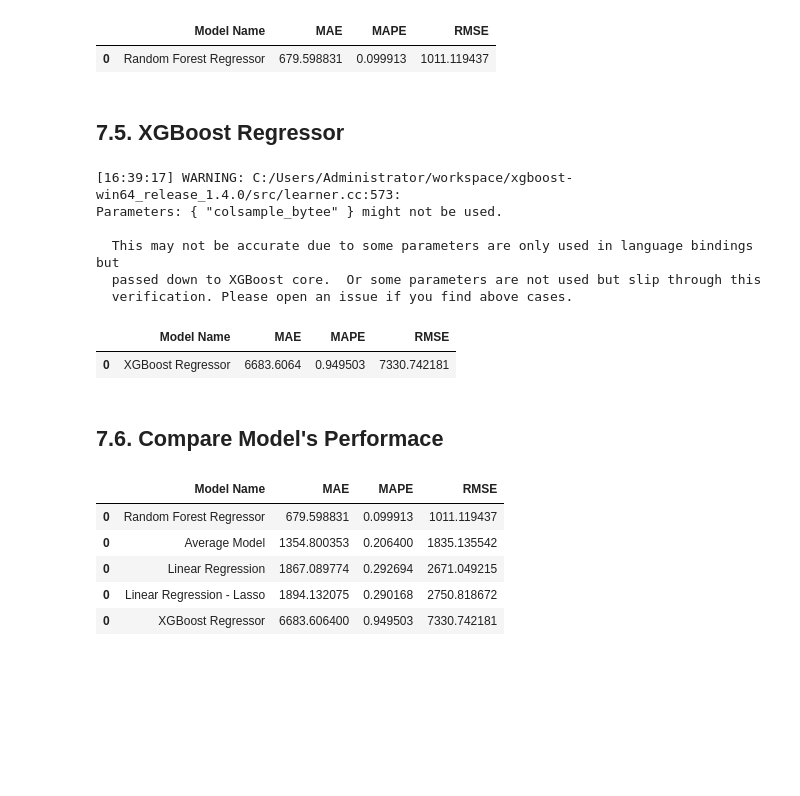
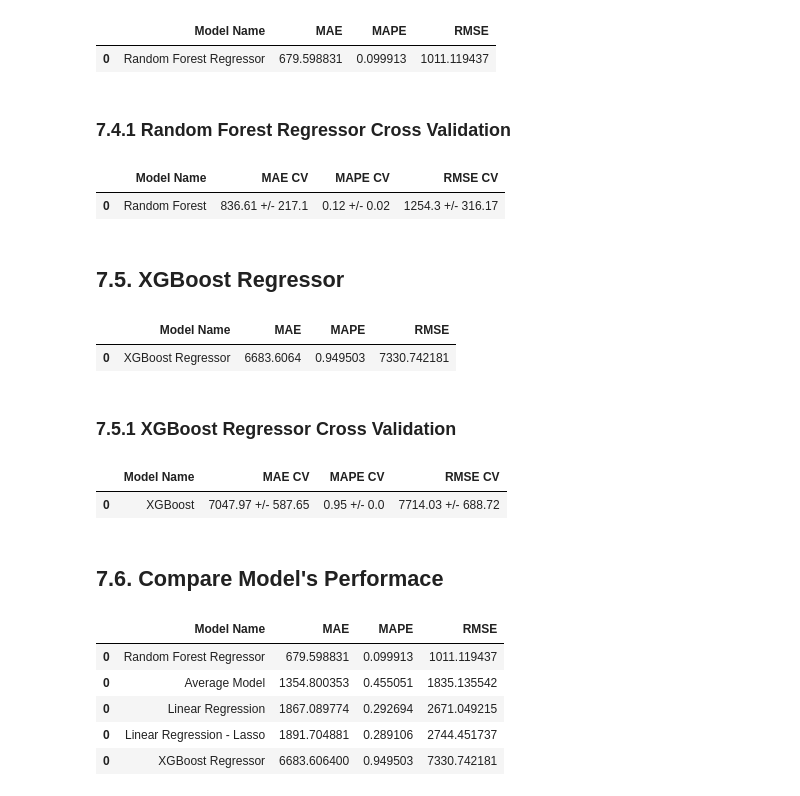
Before and after one commit to Marcoslsl/DataScienceProduction, a Jupyter notebook: m03_store_sales_prediction.ipynb, the cells around one changed output. Saved outputs shown, nothing was run; the diff lists cells and outputs as text; code cells hidden in the pictures; blank space fills up the shorter version.

```diff
--- a/m03_store_sales_prediction.ipynb
+++ b/m03_store_sales_prediction.ipynb
@@ -1243,6 +1327,16 @@ rf_result
 # %% [output]
 |  | Model Name | MAE | MAPE | RMSE |
 | 0 | Random Forest Regressor | 679.598831 | 0.099913 | 1011.119437 |
+# %% [markdown]
+### 7.4.1 Random Forest Regressor Cross Validation
+# %%
+rf_result_cv = cross_validation( x_training, 5, 'Random Forest',
+                                RandomForestRegressor( n_estimators=100, n_jobs=-1, random_state=42 ),
+                                verbose=False )
+rf_result_cv
+# %% [output]
+|  | Model Name | MAE CV | MAPE CV | RMSE CV |
+| 0 | Random Forest | 836.61 +/- 217.1 | 0.12 +/- 0.02 | 1254.3 +/- 316.17 |
 # %% [markdown]
 ## 7.5. XGBoost Regressor
 # %%
@@ -1251,8 +1345,7 @@ model_xgb = xgb.XGBRegressor( objective='reg:squarederror',
                               n_estimators=100,
                               eta=0.01,
                               max_depth=10,
-                              subsample=0.7,
-                              colsample_bytee=0.9 ).fit( x_train, y_train )
+                              subsample=0.7 ).fit( x_train, y_train )
 
 # prediction
 yhat_xgb = model_xgb.predict( x_test )
@@ -1261,23 +1354,31 @@ yhat_xgb = model_xgb.predict( x_test )
 xgb_result = ml_error( 'XGBoost Regressor', np.expm1( y_test ), np.expm1( yhat_xgb ) )
 xgb_result
 # %% [output]
-[16:39:17] WARNING: C:/Users/Administrator/workspace/xgboost-win64_release_1.4.0/src/learner.cc:573:
-Parameters: { "colsample_bytee" } might not be used.
-
-  This may not be accurate due to some parameters are only used in language bindings but
-  passed down to XGBoost core.  Or some parameters are not used but slip through this
-  verification. Please open an issue if you find above cases.
 |  | Model Name | MAE | MAPE | RMSE |
 | 0 | XGBoost Regressor | 6683.6064 | 0.949503 | 7330.742181 |
+# %% [markdown]
+### 7.5.1 XGBoost Regressor Cross Validation
+# %%
+xgb__ = xgb.XGBRegressor( objective='reg:squarederror',
+                          n_estimators=100,
+                          eta=0.01,
+                          max_depth=10,
+                          subsample=0.7 )
+
+xgb_result_cv = cross_validation( x_training, 5, 'XGBoost', xgb__, verbose=False )
+xgb_result_cv
+# %% [output]
+|  | Model Name | MAE CV | MAPE CV | RMSE CV |
+| 0 | XGBoost | 7047.97 +/- 587.65 | 0.95 +/- 0.0 | 7714.03 +/- 688.72 |
 # %% [markdown]
 ## 7.6. Compare Model's Performace
 # %%
-modeling_result = pd.concat( [baseline_result, lr_result, ls_result, rf_result, xgb_result] )
+modeling_result = pd.concat( [baseline_result, lr_result, lrr_result, rf_result, xgb_result] )
 modeling_result.sort_values( 'RMSE' )
 # %% [output]
 |  | Model Name | MAE | MAPE | RMSE |
 | 0 | Random Forest Regressor | 679.598831 | 0.099913 | 1011.119437 |
-| 0 | Average Model | 1354.800353 | 0.206400 | 1835.135542 |
+| 0 | Average Model | 1354.800353 | 0.455051 | 1835.135542 |
 | 0 | Linear Regression | 1867.089774 | 0.292694 | 2671.049215 |
-| 0 | Linear Regression - Lasso | 1894.132075 | 0.290168 | 2750.818672 |
+| 0 | Linear Regression - Lasso | 1891.704881 | 0.289106 | 2744.451737 |
 | 0 | XGBoost Regressor | 6683.606400 | 0.949503 | 7330.742181 |
```
Also changed, not shown: parts of 12 cells of this notebook.
